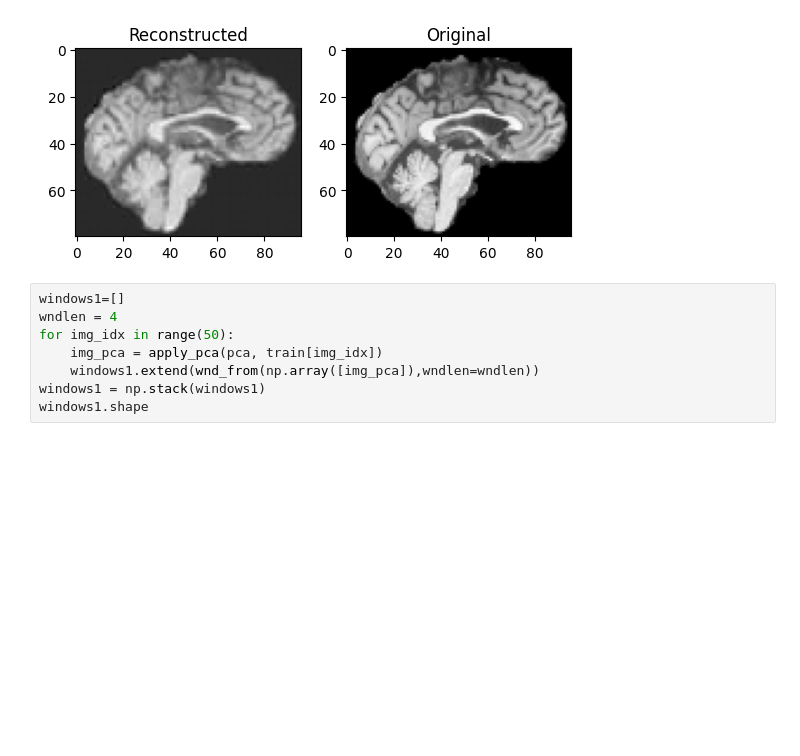
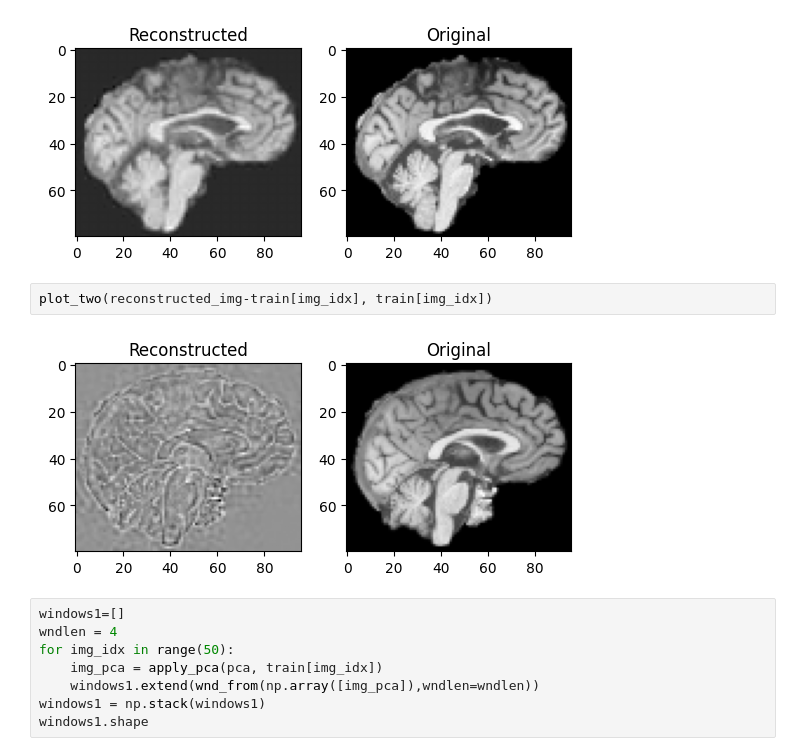
Before and after one commit to Vaakir/unsupervised-deep-learning-bachelor-thesis, a Jupyter notebook: test_pca.ipynb, the cells around one changed output. Saved outputs shown, nothing was run; the diff lists cells and outputs as text; blank space fills up the shorter version.

```diff
--- a/test_pca.ipynb
+++ b/test_pca.ipynb
@@ -84,6 +84,10 @@ def plot_two(recon, ori):
 plot_two(reconstructed_img, train[img_idx])
 # %% [output]
 [figure]
+# %%
+plot_two(reconstructed_img-train[img_idx], train[img_idx])
+# %% [output]
+[figure, added]
 # %%
 windows1=[]
 wndlen = 4
```
Also changed, not shown: parts of 2 cells of this notebook, 6 other files.
